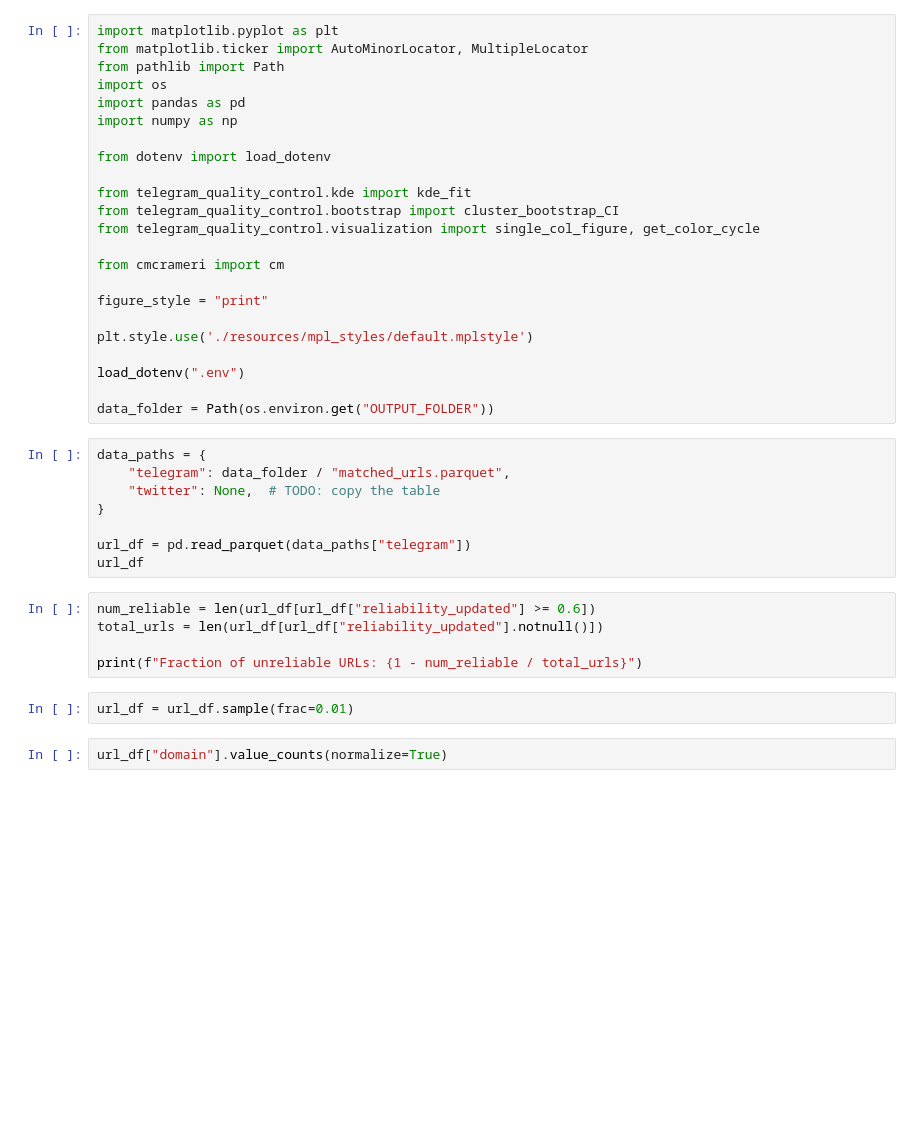
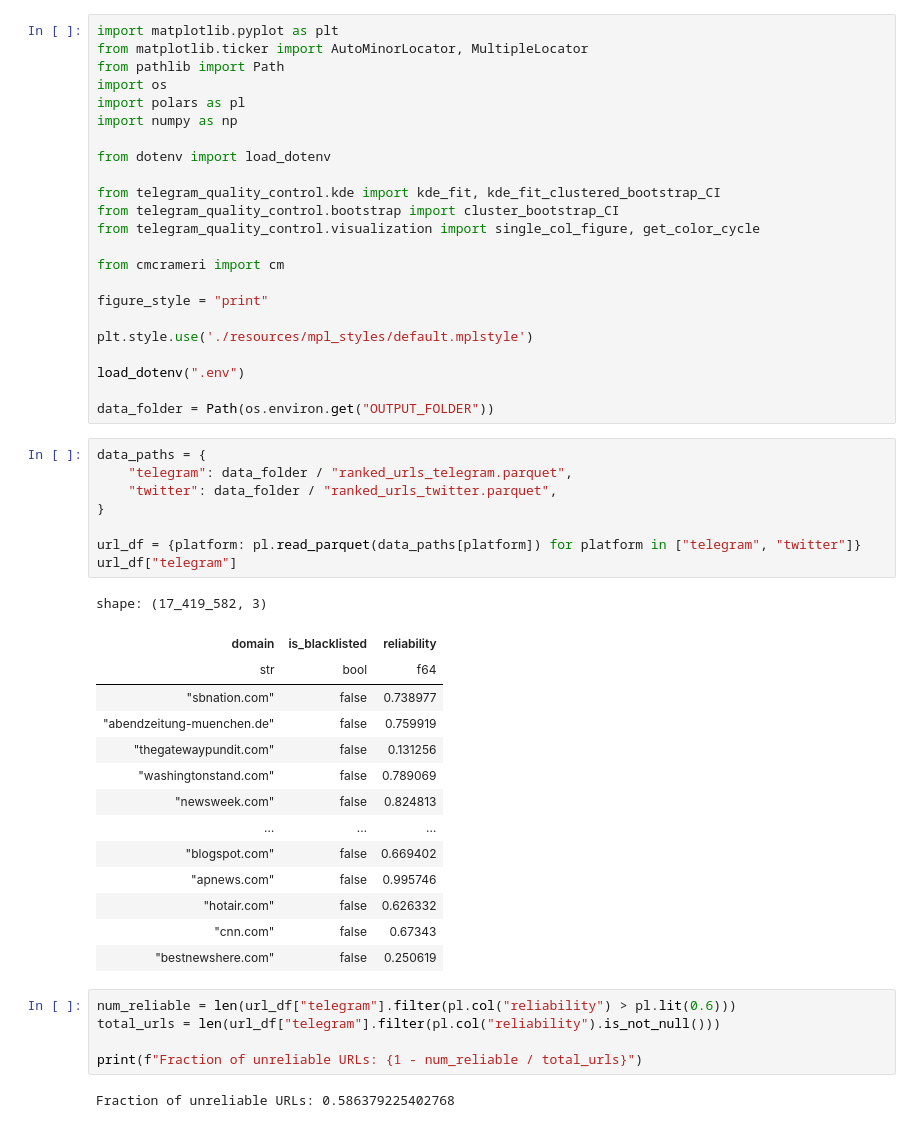
Before and after one commit to Priesemann-Group/telegram_quality_control, a Jupyter notebook: notebooks/visualization/url_reliability.ipynb, the cells around one changed output. Saved outputs shown, nothing was run; the diff lists cells and outputs as text; blank space fills up the shorter version.

Commit message:
Run URL reliability on all messages

```diff
--- a/notebooks/visualization/url_reliability.ipynb
+++ b/notebooks/visualization/url_reliability.ipynb
@@ -3,12 +3,12 @@ import matplotlib.pyplot as plt
 from matplotlib.ticker import AutoMinorLocator, MultipleLocator
 from pathlib import Path
 import os
-import pandas as pd
+import polars as pl
 import numpy as np
 
 from dotenv import load_dotenv
 
-from telegram_quality_control.kde import kde_fit
+from telegram_quality_control.kde import kde_fit, kde_fit_clustered_bootstrap_CI
 from telegram_quality_control.bootstrap import cluster_bootstrap_CI
 from telegram_quality_control.visualization import single_col_figure, get_color_cycle
 
@@ -23,21 +23,34 @@ load_dotenv(".env")
 data_folder = Path(os.environ.get("OUTPUT_FOLDER"))
 # %%
 data_paths = {
-    "telegram": data_folder / "matched_urls.parquet",
-    "twitter": None,  # TODO: copy the table
+    "telegram": data_folder / "ranked_urls_telegram.parquet",
+    "twitter": data_folder / "ranked_urls_twitter.parquet",
 }
 
-url_df = pd.read_parquet(data_paths["telegram"])
-url_df
+url_df = {platform: pl.read_parquet(data_paths[platform]) for platform in ["telegram", "twitter"]}
+url_df["telegram"]
+# %% [output]
+shape: (17_419_582, 3)
+| domain | is_blacklisted | reliability |
+| str | bool | f64 |
+| "sbnation.com" | false | 0.738977 |
+| "abendzeitung-muenchen.de" | false | 0.759919 |
+| "thegatewaypundit.com" | false | 0.131256 |
+| "washingtonstand.com" | false | 0.789069 |
+| "newsweek.com" | false | 0.824813 |
+| … | … | … |
+| "blogspot.com" | false | 0.669402 |
+| "apnews.com" | false | 0.995746 |
+| "hotair.com" | false | 0.626332 |
+| "cnn.com" | false | 0.67343 |
+| "bestnewshere.com" | false | 0.250619 |
 # %%
-num_reliable = len(url_df[url_df["reliability_updated"] >= 0.6])
-total_urls = len(url_df[url_df["reliability_updated"].notnull()])
+num_reliable = len(url_df["telegram"].filter(pl.col("reliability") > pl.lit(0.6)))
+total_urls = len(url_df["telegram"].filter(pl.col("reliability").is_not_null()))
 
 print(f"Fraction of unreliable URLs: {1 - num_reliable / total_urls}")
+# %% [output]
+Fraction of unreliable URLs: 0.586379225402768
-# %%
-url_df = url_df.sample(frac=0.01)
-# %%
-url_df["domain"].value_counts(normalize=True)
 # %%
 kde = {}
 
```
Also changed, not shown: parts of 2 cells of this notebook, 13 other files.
